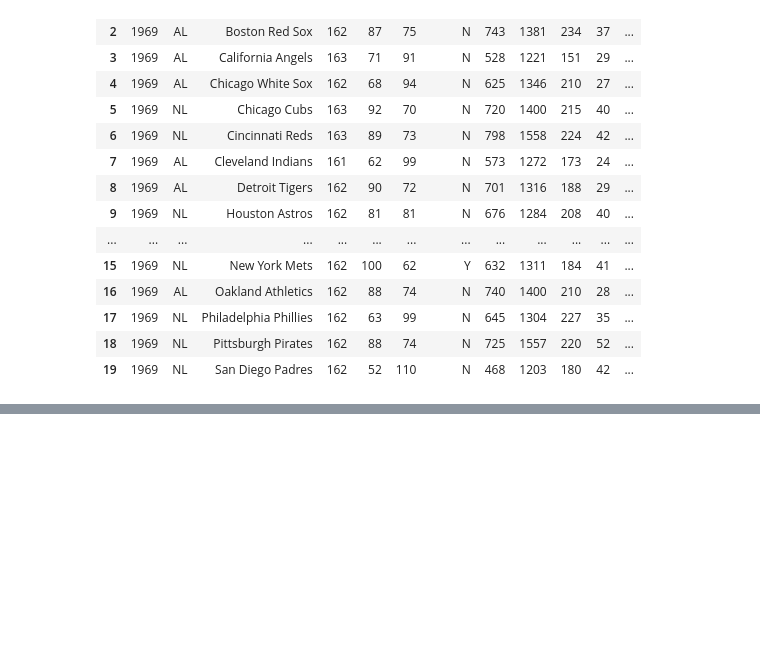
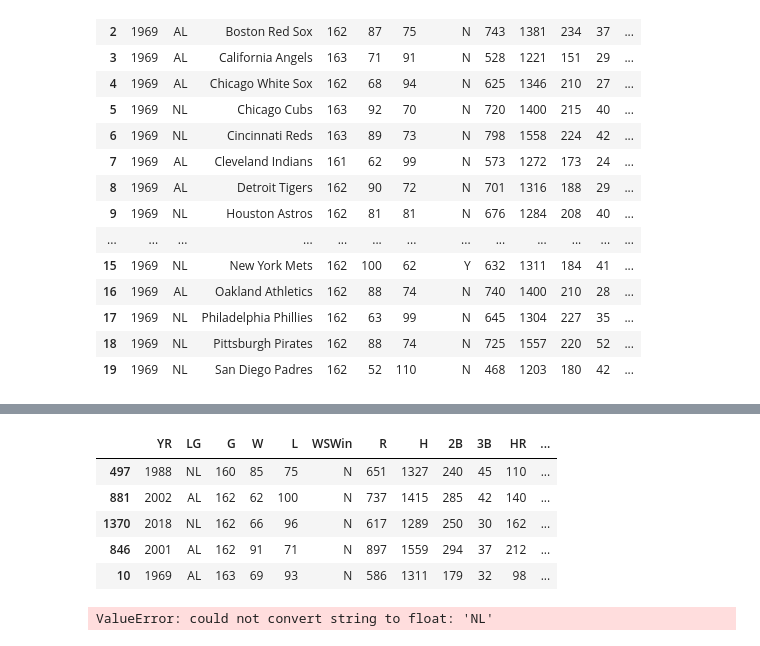
Before and after one commit to swillia75/MLB-Championship-Team, a Jupyter notebook: Prediction_model.ipynb, the cells around one changed output, grey strips where cells are left out. Saved outputs shown, nothing was run; the diff lists cells and outputs as text; code cells hidden in the pictures; blank space fills up the shorter version.

```diff
--- a/Prediction_model.ipynb
+++ b/Prediction_model.ipynb
@@ -82,0 +100,16 @@ print(X.shape, y.shape)
+# %%
+X_train, X_test, y_train, y_test = train_test_split(data_bin, team, random_state=42)
+data_bin_train.head()
+# %% [output]
+|  | YR | LG | G | W | L | WSWin | R | H | 2B | 3B | HR | ... |
+| 497 | 1988 | NL | 160 | 85 | 75 | N | 651 | 1327 | 240 | 45 | 110 | ... |
+| 881 | 2002 | AL | 162 | 62 | 100 | N | 737 | 1415 | 285 | 42 | 140 | ... |
+| 1370 | 2018 | NL | 162 | 66 | 96 | N | 617 | 1289 | 250 | 30 | 162 | ... |
+| 846 | 2001 | AL | 162 | 91 | 71 | N | 897 | 1559 | 294 | 37 | 212 | ... |
+| 10 | 1969 | AL | 163 | 69 | 93 | N | 586 | 1311 | 179 | 32 | 98 | ... |
+# %%
+X_scaler = MinMaxScaler().fit(data_train)
+X_train_scaled = X_scaler.transform(data_train)
+X_test_scaled = X_scaler.transform(data_test)
+# %% [output]
+ValueError: could not convert string to float: 'NL'
```
Also changed, not shown: parts of 3 cells of this notebook.
